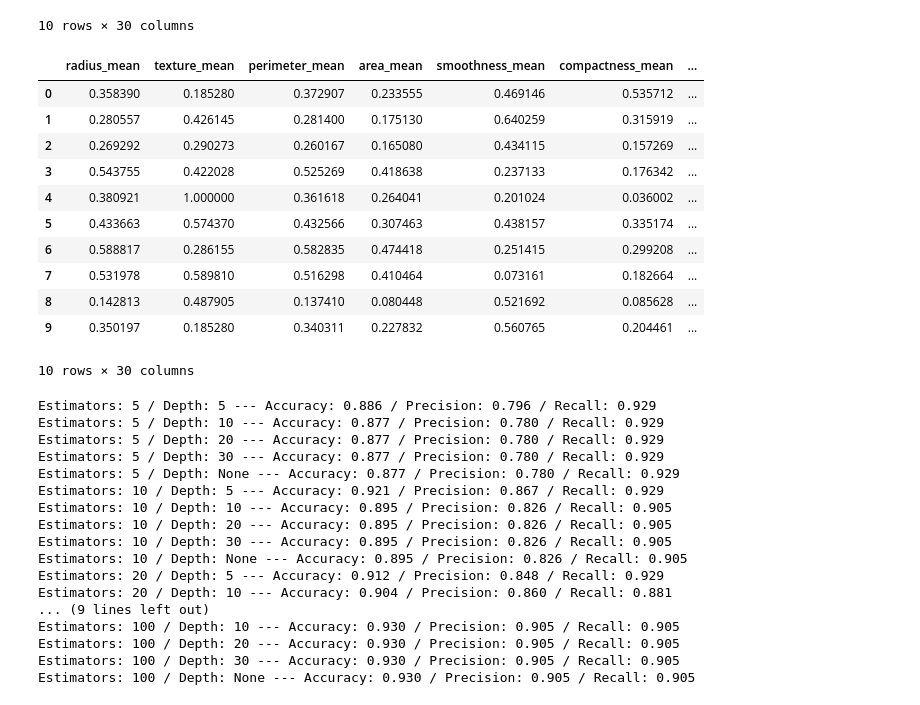
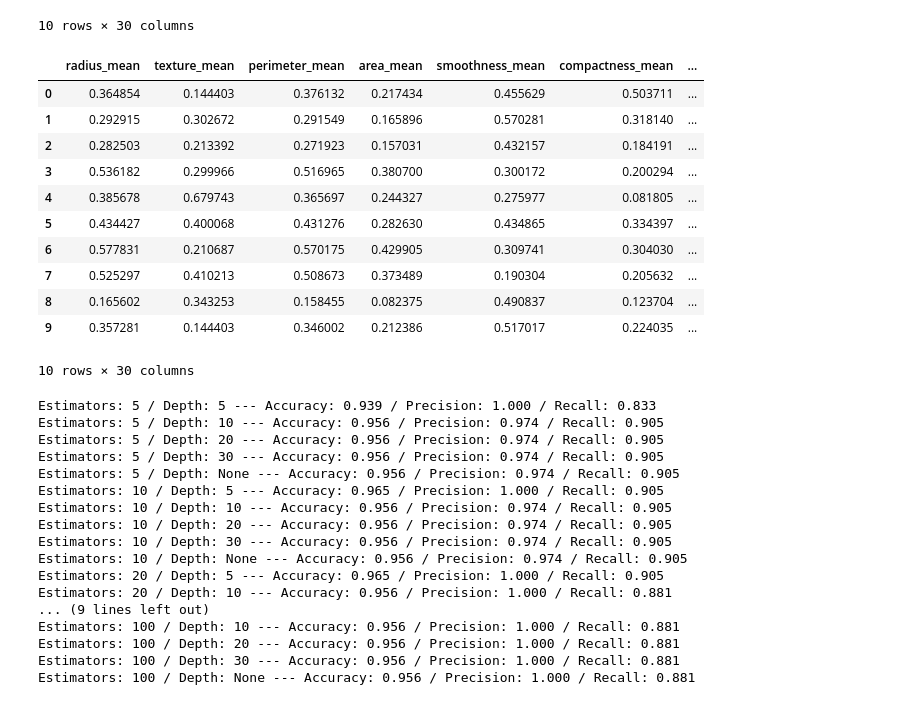
Before and after one commit to Lin-Ian/Breast-Cancer-Wisconsin-Diagnosis, a Jupyter notebook: train_test_model.ipynb, the cells around one changed output. Cells and saved outputs as stored; diff of their text form; code cells hidden in the pictures.

Commit message:
Fix scaling for test data, should not be fit_transform, should be transform

```diff
--- a/train_test_model.ipynb
+++ b/train_test_model.ipynb
@@ -44,21 +44,21 @@ x_train_scaled.head(10)
 | 9 | 0.237068 | 0.513358 | 0.233709 | 0.126320 | 0.454726 | 0.223299 | ... |
 10 rows × 30 columns
 # %%
-x_test_scaled = min_max_scaler.fit_transform(x_test)
+x_test_scaled = min_max_scaler.transform(x_test)
 x_test_scaled = pd.DataFrame(x_test_scaled, columns=x_columns)
 x_test_scaled.head(10)
 # %% [output]
 |  | radius_mean | texture_mean | perimeter_mean | area_mean | smoothness_mean | compactness_mean | ... |
-| 0 | 0.358390 | 0.185280 | 0.372907 | 0.233555 | 0.469146 | 0.535712 | ... |
-| 1 | 0.280557 | 0.426145 | 0.281400 | 0.175130 | 0.640259 | 0.315919 | ... |
-| 2 | 0.269292 | 0.290273 | 0.260167 | 0.165080 | 0.434115 | 0.157269 | ... |
-| 3 | 0.543755 | 0.422028 | 0.525269 | 0.418638 | 0.237133 | 0.176342 | ... |
-| 4 | 0.380921 | 1.000000 | 0.361618 | 0.264041 | 0.201024 | 0.036002 | ... |
-| 5 | 0.433663 | 0.574370 | 0.432566 | 0.307463 | 0.438157 | 0.335174 | ... |
-| 6 | 0.588817 | 0.286155 | 0.582835 | 0.474418 | 0.251415 | 0.299208 | ... |
-| 7 | 0.531978 | 0.589810 | 0.516298 | 0.410464 | 0.073161 | 0.182664 | ... |
-| 8 | 0.142813 | 0.487905 | 0.137410 | 0.080448 | 0.521692 | 0.085628 | ... |
-| 9 | 0.350197 | 0.185280 | 0.340311 | 0.227832 | 0.560765 | 0.204461 | ... |
+| 0 | 0.364854 | 0.144403 | 0.376132 | 0.217434 | 0.455629 | 0.503711 | ... |
+| 1 | 0.292915 | 0.302672 | 0.291549 | 0.165896 | 0.570281 | 0.318140 | ... |
+| 2 | 0.282503 | 0.213392 | 0.271923 | 0.157031 | 0.432157 | 0.184191 | ... |
+| 3 | 0.536182 | 0.299966 | 0.516965 | 0.380700 | 0.300172 | 0.200294 | ... |
+| 4 | 0.385678 | 0.679743 | 0.365697 | 0.244327 | 0.275977 | 0.081805 | ... |
+| 5 | 0.434427 | 0.400068 | 0.431276 | 0.282630 | 0.434865 | 0.334397 | ... |
+| 6 | 0.577831 | 0.210687 | 0.570175 | 0.429905 | 0.309741 | 0.304030 | ... |
+| 7 | 0.525297 | 0.410213 | 0.508673 | 0.373489 | 0.190304 | 0.205632 | ... |
+| 8 | 0.165602 | 0.343253 | 0.158455 | 0.082375 | 0.490837 | 0.123704 | ... |
+| 9 | 0.357281 | 0.144403 | 0.346002 | 0.212386 | 0.517017 | 0.224035 | ... |
 10 rows × 30 columns
 # %%
 from sklearn import metrics
@@ -80,23 +80,23 @@ for est in num_est:
 
         print(f'Estimators: {est} / Depth: {depth} --- Accuracy: {accuracy} / Precision: {precision} / Recall: {recall}')
 # %% [output]
-Estimators: 5 / Depth: 5 --- Accuracy: 0.886 / Precision: 0.796 / Recall: 0.929
-Estimators: 5 / Depth: 10 --- Accuracy: 0.877 / Precision: 0.780 / Recall: 0.929
-Estimators: 5 / Depth: 20 --- Accuracy: 0.877 / Precision: 0.780 / Recall: 0.929
-Estimators: 5 / Depth: 30 --- Accuracy: 0.877 / Precision: 0.780 / Recall: 0.929
-Estimators: 5 / Depth: None --- Accuracy: 0.877 / Precision: 0.780 / Recall: 0.929
-Estimators: 10 / Depth: 5 --- Accuracy: 0.921 / Precision: 0.867 / Recall: 0.929
-Estimators: 10 / Depth: 10 --- Accuracy: 0.895 / Precision: 0.826 / Recall: 0.905
-Estimators: 10 / Depth: 20 --- Accuracy: 0.895 / Precision: 0.826 / Recall: 0.905
-Estimators: 10 / Depth: 30 --- Accuracy: 0.895 / Precision: 0.826 / Recall: 0.905
-Estimators: 10 / Depth: None --- Accuracy: 0.895 / Precision: 0.826 / Recall: 0.905
-Estimators: 20 / Depth: 5 --- Accuracy: 0.912 / Precision: 0.848 / Recall: 0.929
-Estimators: 20 / Depth: 10 --- Accuracy: 0.904 / Precision: 0.860 / Recall: 0.881
+Estimators: 5 / Depth: 5 --- Accuracy: 0.939 / Precision: 1.000 / Recall: 0.833
+Estimators: 5 / Depth: 10 --- Accuracy: 0.956 / Precision: 0.974 / Recall: 0.905
+Estimators: 5 / Depth: 20 --- Accuracy: 0.956 / Precision: 0.974 / Recall: 0.905
+Estimators: 5 / Depth: 30 --- Accuracy: 0.956 / Precision: 0.974 / Recall: 0.905
+Estimators: 5 / Depth: None --- Accuracy: 0.956 / Precision: 0.974 / Recall: 0.905
+Estimators: 10 / Depth: 5 --- Accuracy: 0.965 / Precision: 1.000 / Recall: 0.905
+Estimators: 10 / Depth: 10 --- Accuracy: 0.956 / Precision: 0.974 / Recall: 0.905
+Estimators: 10 / Depth: 20 --- Accuracy: 0.956 / Precision: 0.974 / Recall: 0.905
+Estimators: 10 / Depth: 30 --- Accuracy: 0.956 / Precision: 0.974 / Recall: 0.905
+Estimators: 10 / Depth: None --- Accuracy: 0.956 / Precision: 0.974 / Recall: 0.905
+Estimators: 20 / Depth: 5 --- Accuracy: 0.965 / Precision: 1.000 / Recall: 0.905
+Estimators: 20 / Depth: 10 --- Accuracy: 0.956 / Precision: 1.000 / Recall: 0.881
 ... (9 lines left out)
-Estimators: 100 / Depth: 10 --- Accuracy: 0.930 / Precision: 0.905 / Recall: 0.905
-Estimators: 100 / Depth: 20 --- Accuracy: 0.930 / Precision: 0.905 / Recall: 0.905
-Estimators: 100 / Depth: 30 --- Accuracy: 0.930 / Precision: 0.905 / Recall: 0.905
-Estimators: 100 / Depth: None --- Accuracy: 0.930 / Precision: 0.905 / Recall: 0.905
+Estimators: 100 / Depth: 10 --- Accuracy: 0.956 / Precision: 1.000 / Recall: 0.881
+Estimators: 100 / Depth: 20 --- Accuracy: 0.956 / Precision: 1.000 / Recall: 0.881
+Estimators: 100 / Depth: 30 --- Accuracy: 0.956 / Precision: 1.000 / Recall: 0.881
+Estimators: 100 / Depth: None --- Accuracy: 0.956 / Precision: 1.000 / Recall: 0.881
 # %%
 from sklearn.linear_model import LogisticRegression
 # %%
```
Also changed, not shown: parts of 7 cells of this notebook.
